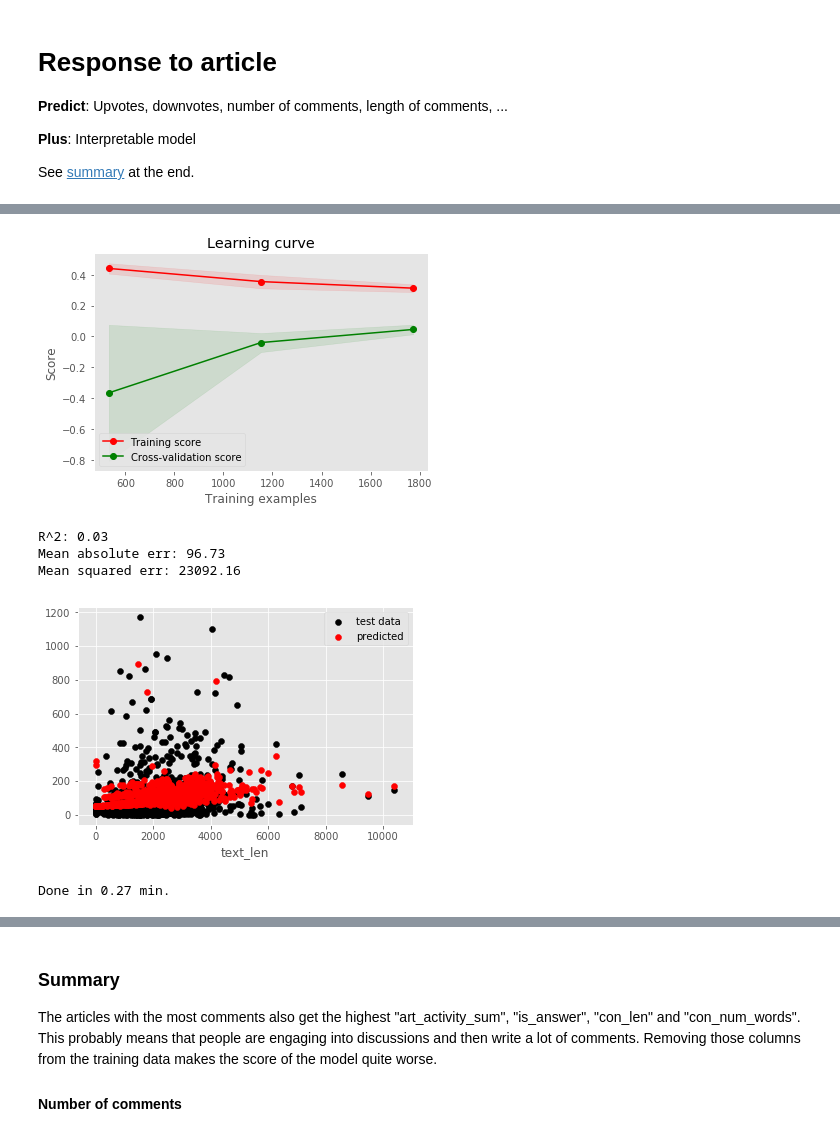
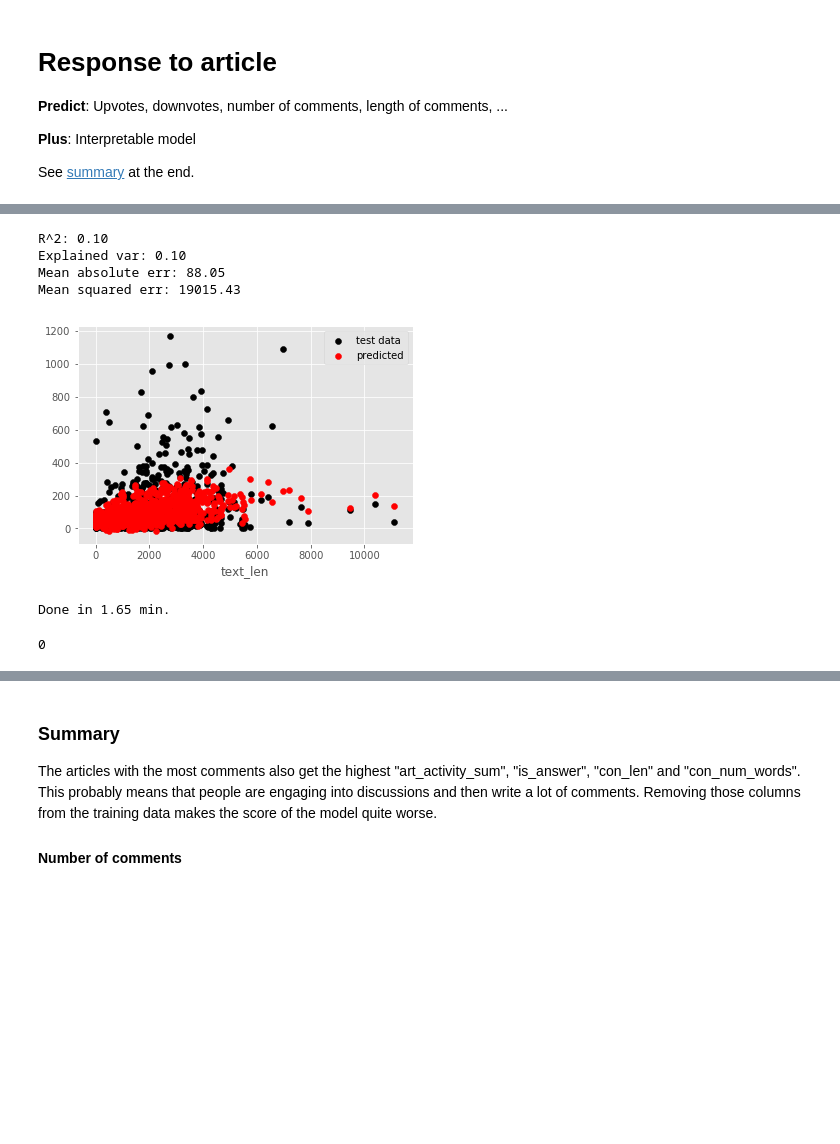
Before and after one commit to fdelia/bots, a Jupyter notebook: 5_predict_response_to_article.ipynb, the cells around one changed output, grey strips where cells are left out. Saved outputs shown, nothing was run; the diff lists cells and outputs as text; code cells hidden in the pictures; blank space fills up the shorter version.

```diff
--- a/5_predict_response_to_article.ipynb
+++ b/5_predict_response_to_article.ipynb
@@ -105,21 +107,8 @@ df_merge.head(2)[['score', 'num_comments', 'header', 'con_len']]
 # %%
-#import math
-
-temp2 = pd.get_dummies(df_merge[['tId', 'art_first_weekday']], prefix='art_wd_', columns=['art_first_weekday'])
-# Merge here first because of index!
-df = df_merge.merge(temp2, on='tId')
-#temp2 = pd.get_dummies(df_merge[['cId', 'hour']], prefix='hour_', columns=['hour'])
-#df = df.merge(temp2, left_index=True, right_index=True)
+df = pd.get_dummies(df_merge, columns=['art_first_weekday'], prefix='art_wd_')
+df = pd.get_dummies(df, columns=['art_first_hour'], prefix='art_hr_')
 
 df = df.drop(['cat_playview', 'cat_play'], axis=1)
-#def sgn(x):
-#    if x == 0: return 0
-#    else: return x/abs(x)
-# Removes left/right skew
-#for col in ['weekday_fl', 'con_len', 'text_len', 'time_since_first',
-#            'num_comments', 'user_n_comments', 'con_n_periods',
-#            'score', 'contr', 'header_len', 'con_num_words', 'text_num_words']:
-#    df[col + '_trans'] = df[col].apply(lambda x: sgn(x)*math.log(abs(x) + 1))
 
 # Memory optimization
 # Technical stuff, contributes nothing to analysis
@@ -216,7 +199,7 @@ from sklearn.pipeline import Pipeline, FeatureUnion
 from sklearn.feature_extraction.text import TfidfVectorizer
 from sklearn.base import BaseEstimator, TransformerMixin
 from sklearn.linear_model import LinearRegression
-from sklearn.feature_selection import SelectKBest, f_regression, chi2
+from sklearn.feature_selection import SelectKBest, f_regression, mutual_info_regression
 
 class ItemSelector(BaseEstimator, TransformerMixin):
     '''
@@ -237,13 +220,14 @@ ngram_range = (1, 1)
 st = time()
 def no_numbers(x):
     return re.sub(r'(\d[\d\.])+', '', x.lower())
+columns_nontext = [i for i in df2.columns if i not in ['header', 'sub', 'text']]
 model = Pipeline([
     ('union', FeatureUnion(
         [
             ('statistics', Pipeline([
-                ('selector', ItemSelector(key=columns)),
+                ('selector', ItemSelector(key=columns_nontext)),
               #  ('poly', PolynomialFeatures(degree=2)), # slight increase
-                ('scaler', StandardScaler()),
+                #('scaler', StandardScaler()),
               #  ('reduce_dim', PCA(n_components=30)),
             ])),
 
@@ -265,52 +249,57 @@ model = Pipeline([
             ])),
         ], n_jobs=-1
     )),
-    ('reduce_dim', SelectKBest(f_regression, k=30)),
-    ('model', LinearRegression(n_jobs=-1))
+    ('scaler', StandardScaler(with_mean=False)),
+    # mutual_info_regression works better than f_regression, but gives no scores
+    ('reduce_dim', SelectKBest(mutual_info_regression, k=35)),
+    ('model', LinearRegression(n_jobs=-1, fit_intercept=True, normalize=False))
 ])
 
 # Just choose what you want to do
 if True:
     plot_learning_curve(model, X, y, cv=3, n_jobs=-1,
                        train_sizes=np.linspace(.3, 1.0, 3))
     plt.show()
 
 if True:
     model.fit(X_train, y_train)
     y_pred = model.predict(X_test)
     print("R^2: %1.2f" % r2_score(y_test, y_pred))
-    #print("Explained var: {:3f}".format(explained_variance_score(y_test, y_pred)))
+    print("Explained var: {:.2f}".format(explained_variance_score(y_test, y_pred)))
     print("Mean absolute err: {:.2f}".format(mean_absolute_error(y_test, y_pred)))
     print("Mean squared err: {:.2f}".format(mean_squared_error(y_test, y_pred)))
     # Residual plot
     X_res = X_test['text_len']
     plt.scatter(X_res, y_test, color='black', label='test data')
     plt.scatter(X_res, y_pred, color='red', label='predicted')
     plt.xlabel('text_len')
     plt.legend(); plt.show()
 
 if False:
     from sklearn.model_selection import GridSearchCV
     param_grid = {
-#        'reduce_dim__score_func': [f_regression, chi2],
-        'reduce_dim__k': [20, 30, 40, 50]
-#        'model__'
+        #'reduce_dim__score_func': [f_regression, mutual_info_regression],
+        'reduce_dim__k': [30, 35, 40],
+        # attention with these:
+        #'model__fit_intercept': [True, False],
+        #'model__normalize': [True, False]
                  }
     grid = GridSearchCV(model, param_grid, cv=3, n_jobs=-1)
     grid.fit(X_train, y_train)
 
     print(grid.best_params_)
 
 print('Done in {:.2f} min.'.format((time() - st)/60))
 # Make yourself noticeable to human
-#import os; os.system('say "this is dave. the computations are finished."')
+import os; os.system('say "this is dave. the computations are finished."')
 # %% [output]
+R^2: 0.10
+Explained var: 0.10
+Mean absolute err: 88.05
+Mean squared err: 19015.43
-[figure, old version]
+[figure, new version]
-R^2: 0.03
-Mean absolute err: 96.73
-Mean squared err: 23092.16
-[figure, removed]
-Done in 0.27 min.
+Done in 1.65 min.
+0
 # %%
 # Which features are how important?
 # TODO change when using with PolynomialFeatures
```
Also changed, not shown: parts of 4 cells of this notebook.
